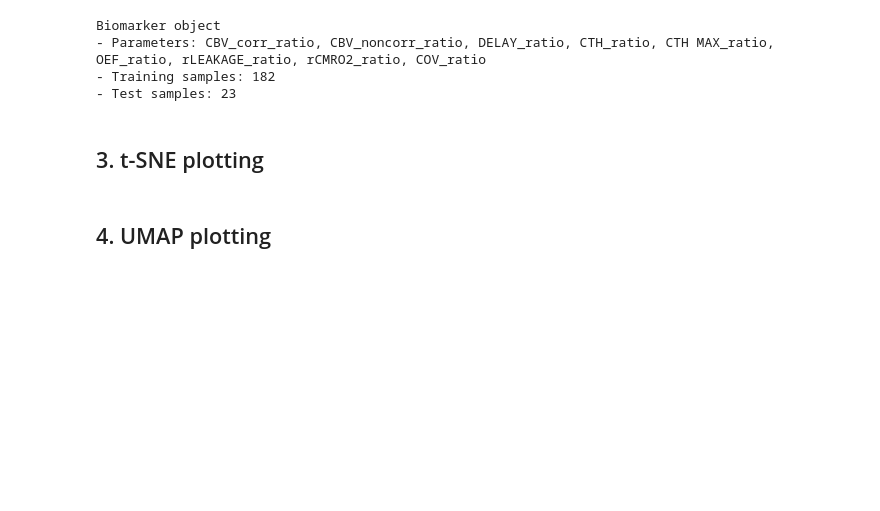
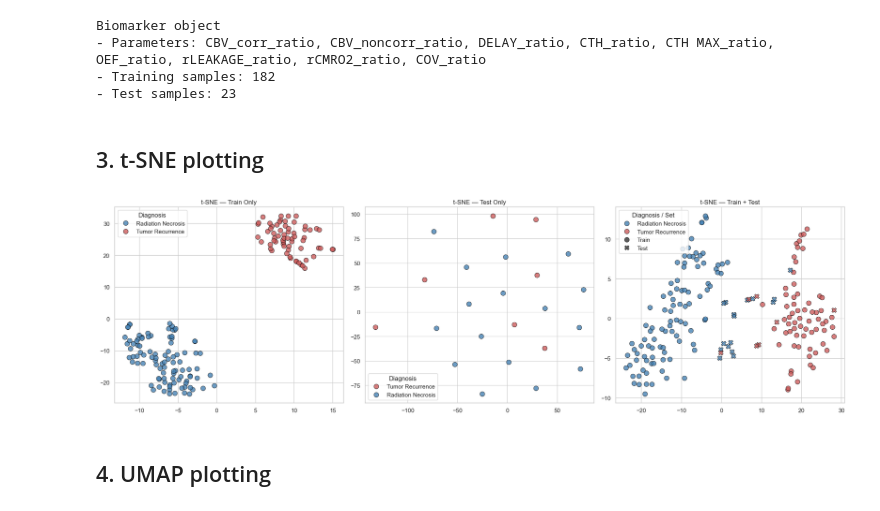
Before and after one commit to maichi98/CercareStatAnalysis, a Jupyter notebook: 03_multibiomarker_analysis.ipynb, the cells around one changed output. Saved outputs shown, nothing was run; the diff lists cells and outputs as text; code cells hidden in the pictures; blank space fills up the shorter version.

```diff
--- a/03_multibiomarker_analysis.ipynb
+++ b/03_multibiomarker_analysis.ipynb
@@ -61,7 +61,9 @@ Biomarker object
 # %% [markdown]
 ## 3.  t-SNE plotting
 # %%
-# mb.plot_tsne(perplexity=20)
+mb.plot_tsne(perplexity=20)
+# %% [output]
+[figure, added]
 # %% [markdown]
 ## 4.  UMAP plotting
 # %%
```
Also changed, not shown: parts of 8 cells of this notebook, 8 other files.
